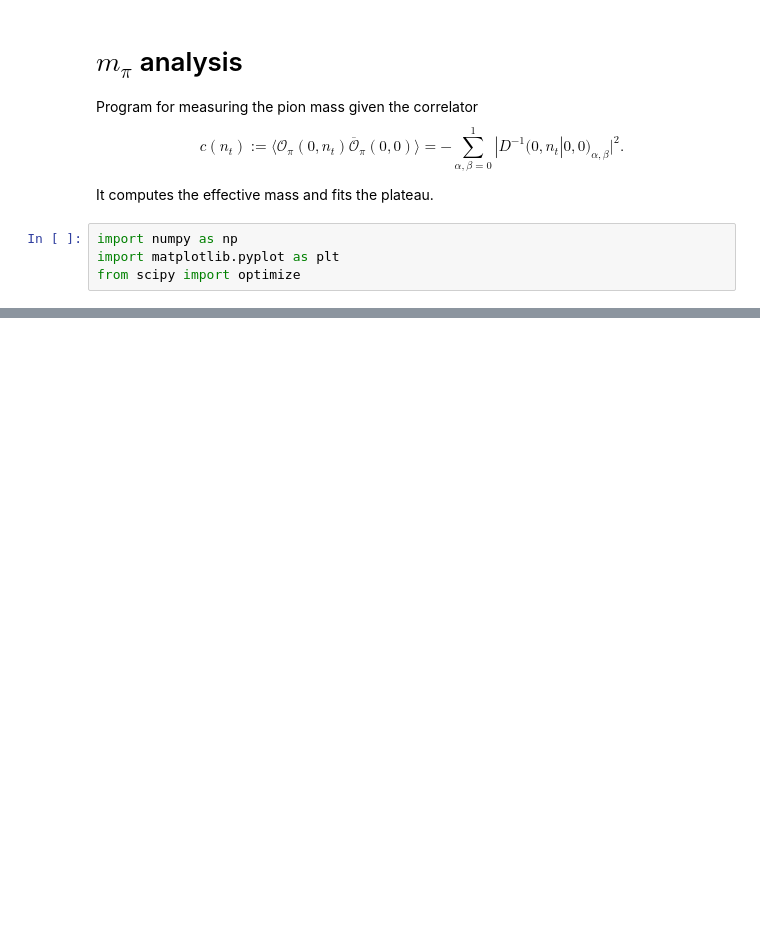
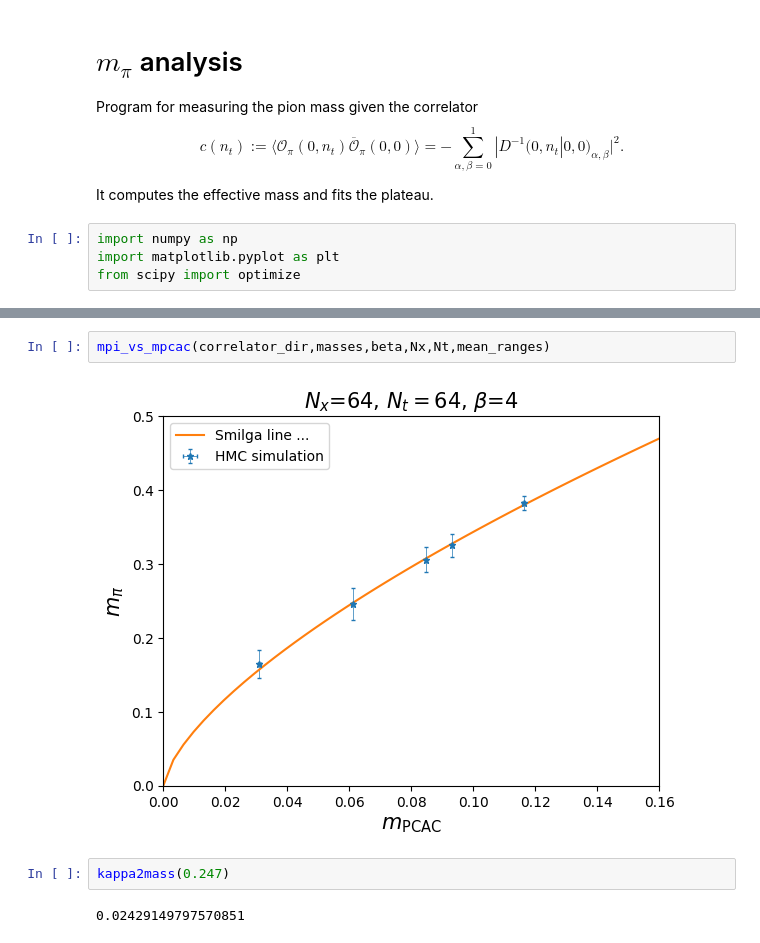
Before and after one commit to Fabian2598/SchwingerModel, a Jupyter notebook: mass_analysis.ipynb, the cells around one changed output, grey strips where cells are left out. Drawn from its saved outputs; the diff is of its cells as text; blank space fills up the shorter version.

```diff
--- a/mass_analysis.ipynb
+++ b/mass_analysis.ipynb
@@ -239,0 +354,8 @@ kappa2mass(0.244)
+# %%
+mpi_vs_mpcac(correlator_dir,masses,beta,Nx,Nt,mean_ranges)
+# %% [output]
+[figure, added]
+# %%
+kappa2mass(0.247)
+# %% [output]
+0.02429149797570851
```
Also changed, not shown: parts of 4 cells of this notebook, 1 other file.
